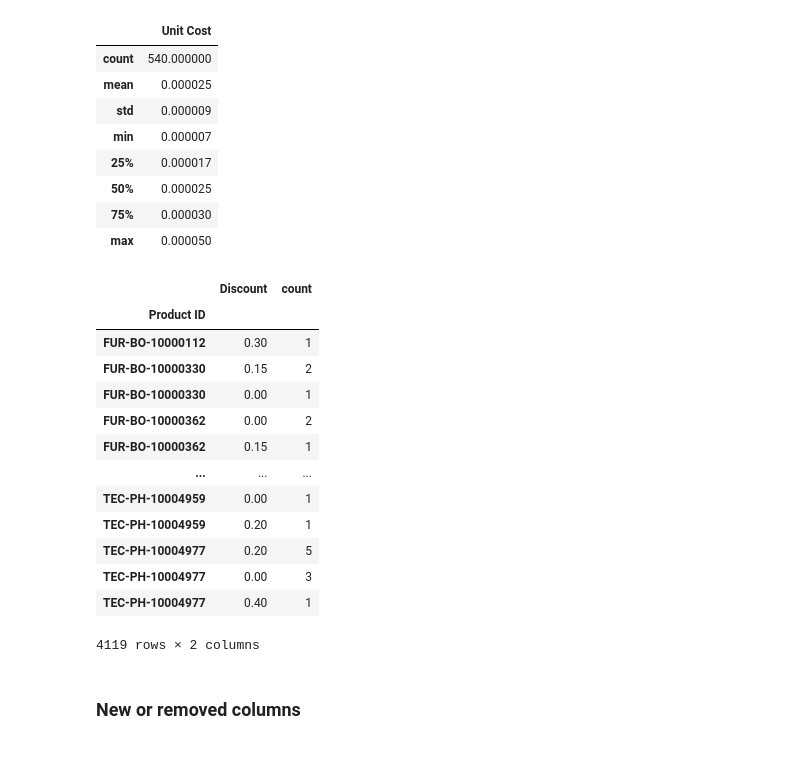
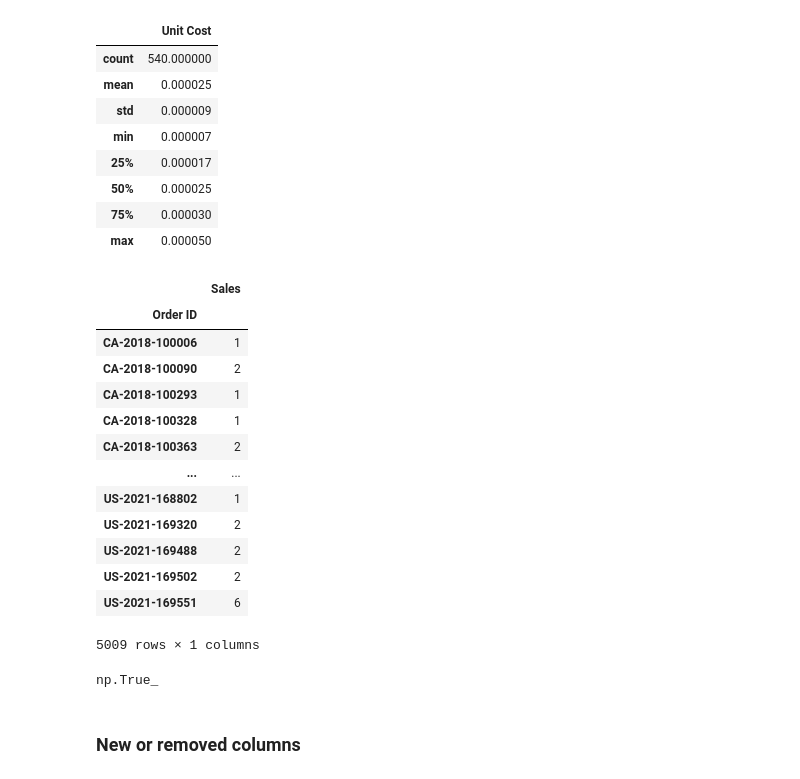
Before and after one commit to frogcoder/GBC_Fund_Data_Management, a Jupyter notebook: data_management_exercise1.ipynb, the cells around one changed output. Drawn from its saved outputs; the diff is of its cells as text; code cells hidden in the pictures.

Commit message:
Ensuring when an order is returned, all items are returned together

```diff
--- a/data_management_exercise1.ipynb
+++ b/data_management_exercise1.ipynb
@@ -547,24 +547,32 @@ cost_var[cost_var > 0].dropna().describe()
 | 50% | 0.000025 |
 | 75% | 0.000030 |
 | max | 0.000050 |
-# %%
-# Making sure each order has only one kind of discount
-orders_df[["Product ID", "Discount"]].groupby("Product ID").value_counts().reset_index(1)
-# %% [output]
-|  | Discount | count |
-| Product ID |  |  |
-| FUR-BO-10000112 | 0.30 | 1 |
-| FUR-BO-10000330 | 0.15 | 2 |
-| FUR-BO-10000330 | 0.00 | 1 |
-| FUR-BO-10000362 | 0.00 | 2 |
-| FUR-BO-10000362 | 0.15 | 1 |
-| ... | ... | ... |
-| TEC-PH-10004959 | 0.00 | 1 |
-| TEC-PH-10004959 | 0.20 | 1 |
-| TEC-PH-10004977 | 0.20 | 5 |
-| TEC-PH-10004977 | 0.00 | 3 |
-| TEC-PH-10004977 | 0.40 | 1 |
-4119 rows × 2 columns
+# %%
+orders_df[["Order ID", "Sales"]].groupby("Order ID").nunique()
+# %% [output]
+|  | Sales |
+| Order ID |  |
+| CA-2018-100006 | 1 |
+| CA-2018-100090 | 2 |
+| CA-2018-100293 | 1 |
+| CA-2018-100328 | 1 |
+| CA-2018-100363 | 2 |
+| ... | ... |
+| US-2021-168802 | 1 |
+| US-2021-169320 | 2 |
+| US-2021-169488 | 2 |
+| US-2021-169502 | 2 |
+| US-2021-169551 | 6 |
+5009 rows × 1 columns
+# %%
+# Ensure the count with the same Order ID from the Return sheet is the same count from the Orders sheet
+# If they are the same, it means all items in eac are returned
+order_items_count = orders_df.groupby("Order ID").size()
+return_items_count = returns_df.value_counts().reset_index().set_index("Order ID")
+order_return_items_count = pd.concat([order_items_count, return_items_count], axis=1).dropna()
+(order_return_items_count.iloc[:,0] == order_return_items_count.iloc[:,1]).all()
+# %% [output]
+np.True_
 # %% [markdown]
 ### New or removed columns
 # %%
```
Also changed, not shown: parts of 3 cells of this notebook.
